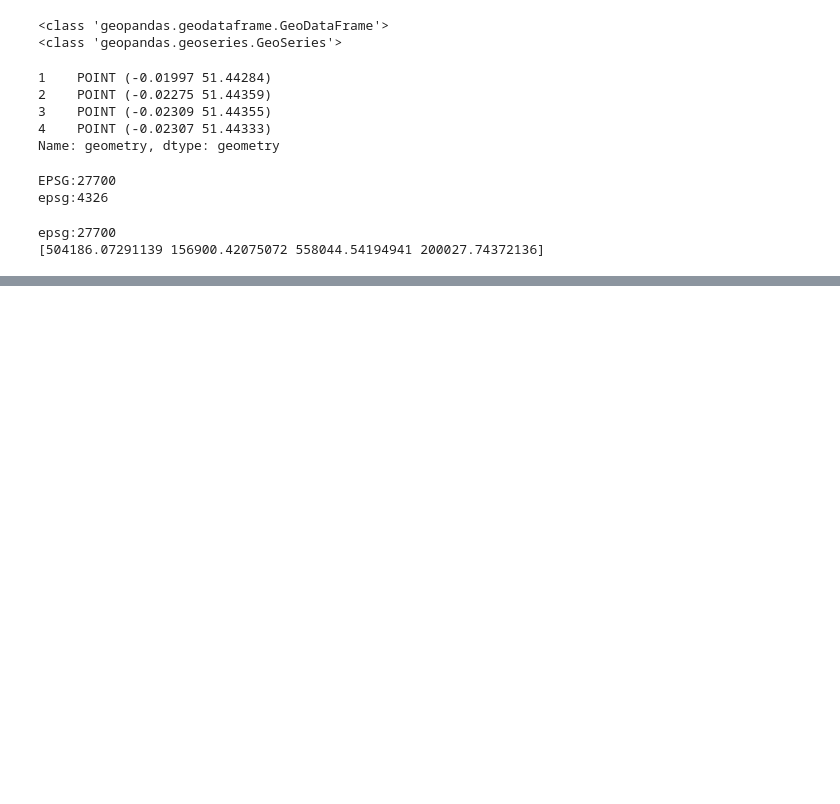
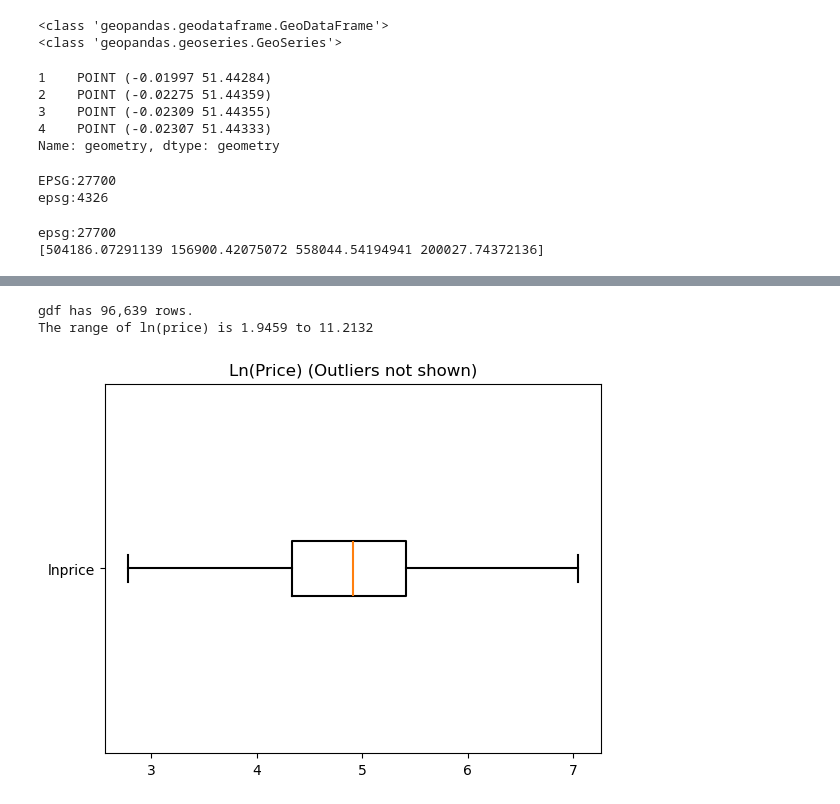
Before and after one commit to yjzhou217/The-Universe-s-Premier-F, a Jupyter notebook: code-draft.ipynb, the cells around one changed output, grey strips where cells are left out. Drawn from its saved outputs; the diff is of its cells as text; code cells hidden in the pictures; blank space fills up the shorter version.

```diff
--- a/code-draft.ipynb
+++ b/code-draft.ipynb
@@ -393,0 +439,21 @@ boros.boundary.plot(ax=base,
+# %%
+print(f"gdf has {gdf.shape[0]:,.0f} rows.")
+
+gdf['lnprice'] = np.log(gdf.price + 1)
+
+print(f"The range of ln(price) is {gdf.lnprice.min():,.4f} to {gdf.lnprice.max():,.4f}")
+
+gdf.lnprice.plot(kind='box', vert=False,
+             color=dict(boxes='r', whiskers='r', medians='r', caps='r'),
+             boxprops=dict(linestyle='-', linewidth=1.5),
+             flierprops=dict(linestyle='-', linewidth=1.5),
+             medianprops=dict(linestyle='-', linewidth=1.5),
+             whiskerprops=dict(linestyle='-', linewidth=1.5),
+             capprops=dict(linestyle='-', linewidth=1.5),
+             showfliers=False, grid=False, rot=0);
+plt.title("Ln(Price) (Outliers not shown)")
+plt.show()
+# %% [output]
+gdf has 96,639 rows.
+The range of ln(price) is 1.9459 to 11.2132
+[figure, added]
```
Also changed, not shown: parts of 3 cells of this notebook.
